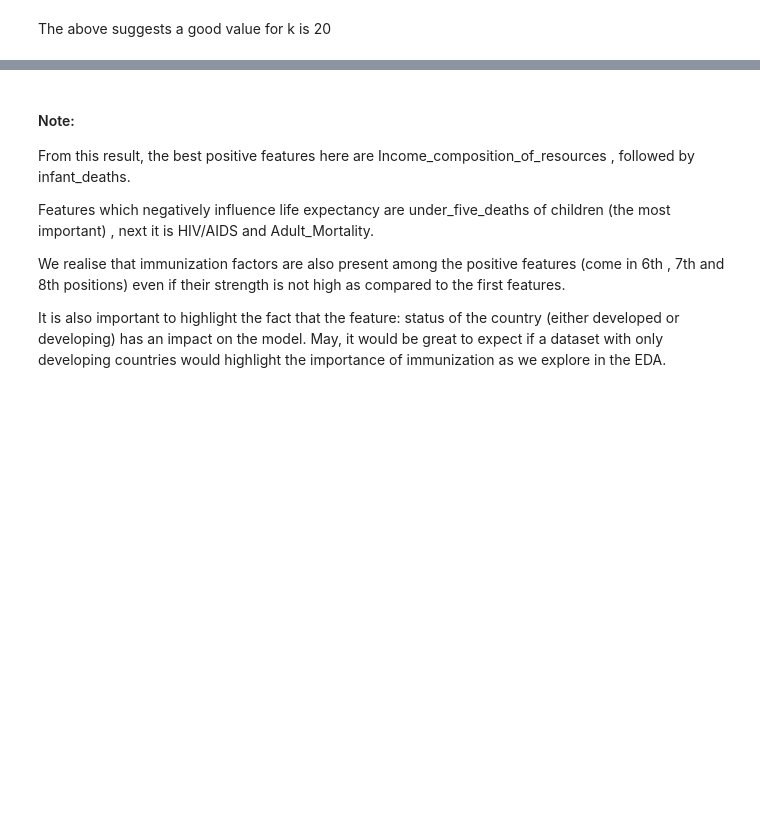
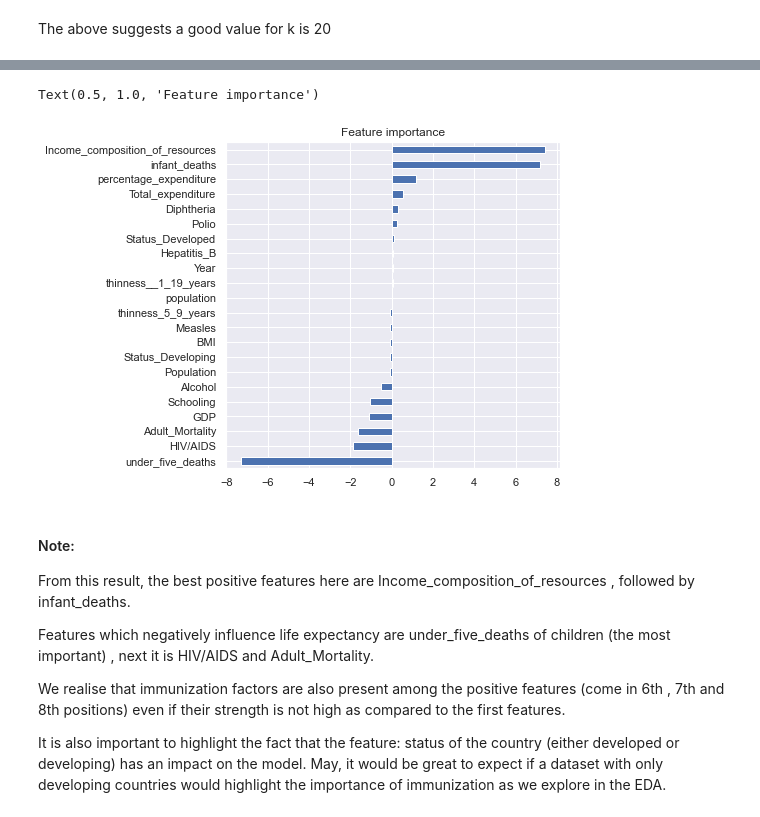
Before and after one commit to pascale25/Life_expentancy_project, a Jupyter notebook: Life_expectancy_final_report_2022/Life_expectancy_final_report/Modeling_V3_life_expectancy.ipynb, the cells around one changed output, grey strips where cells are left out. Drawn from its saved outputs; the diff is of its cells as text; code cells hidden in the pictures; blank space fills up the shorter version.

```diff
--- a/Life_expectancy_final_report_2022/Life_expectancy_final_report/Modeling_V3_life_expectancy.ipynb
+++ b/Life_expectancy_final_report_2022/Life_expectancy_final_report/Modeling_V3_life_expectancy.ipynb
@@ -189,8 +190,13 @@ under_five_deaths                 -7.072457
 dtype: float64
 # %%
-coef_features=pd.Series(coefs, index=features).sort_values(ascending=False)
+coef_features=pd.Series(coefs, index=features).sort_values(ascending=True)
 coef_features = pd.DataFrame(coef_features)
-coef_features.rename({0: 'coef_feature'}, inplace=True)
+plt.figure(figsize=(6, 6))
+coef_features[0].plot(kind='barh')
+plt.title('Feature importance')
+# %% [output]
+Text(0.5, 1.0, 'Feature importance')
+[figure, added]
 # %% [markdown]
 #### Note:
 From this result, the best positive features here are Income_composition_of_resources , followed by infant_deaths.
```
Also changed, not shown: parts of 32 cells of this notebook, 5 other files.
